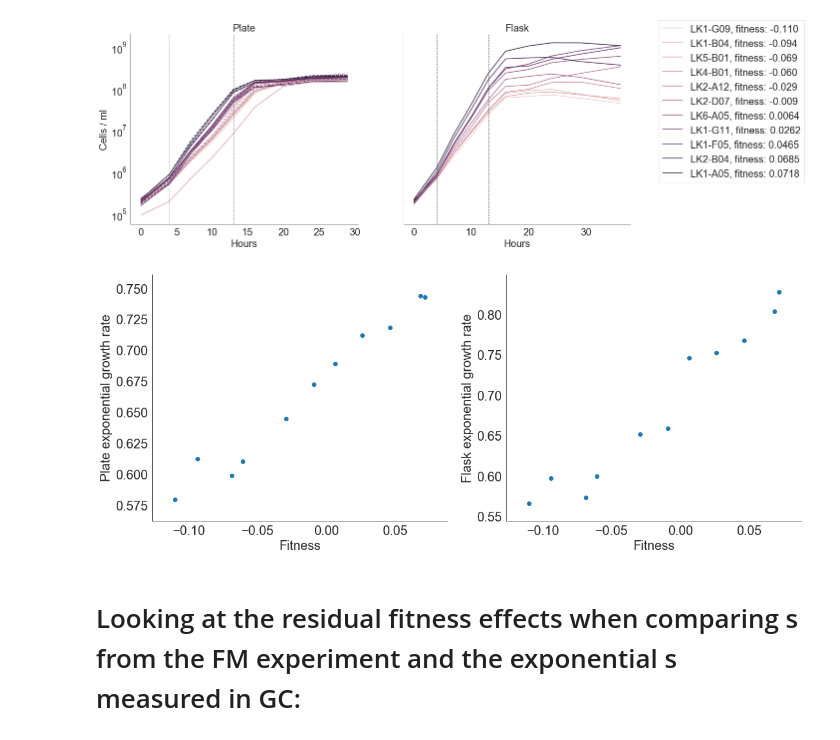
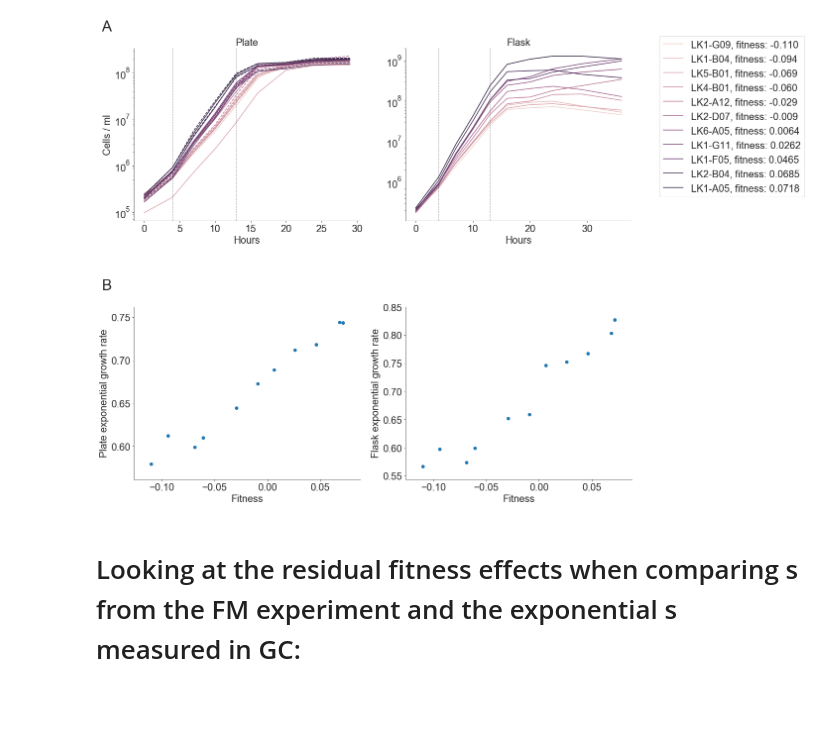
Before and after one commit to mjohnson11/TnSeq_Pipeline, a Jupyter notebook: scripts/GC_plotting.ipynb, the cells around one changed output. Drawn from its saved outputs; the diff is of its cells as text; code cells hidden in the pictures; blank space fills up the shorter version.

```diff
--- a/scripts/GC_plotting.ipynb
+++ b/scripts/GC_plotting.ipynb
@@ -4,10 +4,12 @@ import numpy as np
 from collections import defaultdict
 from statsmodels.stats.multitest import fdrcorrection as benjamini_hochberg
 from matplotlib import pyplot as pl
+import matplotlib.gridspec as gridspec
 import seaborn as sns
 from glob import glob
 from scipy import stats as sci_stats
 sns.set_style("white")
+sns.set_style("ticks")
 %matplotlib inline
 colors = sns.cubehelix_palette(11)
 # %%
@@ -33,46 +35,46 @@ segs = [
 x_info = pd.read_csv('../accessory_files/Clones_For_Tn96_Experiment.csv')
 seg_to_fit = {i[0]: i[1] for i in x_info.as_matrix(['segregant', 'initial fitness, YPD 30C'])}
 # %%
-fig, subs = pl.subplots(1, 2, figsize=(18,7), sharey=True)
+fig, subsa = pl.subplots(2, 2, figsize=(18,16))
+pl.subplots_adjust(hspace=0.5)
 cc = 0
+subs = subsa[0]
 for seg in segs:
     subs[0].semilogy(list(gcp_cells['Time'])[:9], [gcp_cells[seg+'_r1.cells'].iloc[0]/1024] + list(gcp_cells[seg+'_r1.cells'])[1:9],
                 label=seg + ' ' + str(seg_to_fit[seg])[:6], c=colors[cc])
     subs[0].semilogy(list(gcp_cells['Time'])[:9], [gcp_cells[seg+'_r2.cells'].iloc[0]/1024] + list(gcp_cells[seg+'_r2.cells'])[1:9],
                 c=colors[cc], linestyle='dashed')
     subs[1].semilogy([0] + list(gcf_cells['Time']), [gcp_cells[seg+'_r2.cells'].iloc[0]/1024] + list(gcf_cells[seg+'_r2.cells']),
                 label=seg + ', fitness: ' + str(seg_to_fit[seg])[:6], c=colors[cc])
     cc += 1
 subs[0].axvline(x=4, ymin=0, ymax=1, color='#333333', linestyle='dashed', alpha=0.5, lw=1)
 subs[1].axvline(x=4, ymin=0, ymax=1, color='#333333', linestyle='dashed', alpha=0.5, lw=1)
 subs[0].axvline(x=13, ymin=0, ymax=1, color='#333333', linestyle='dashed', alpha=0.5, lw=1)
 subs[1].axvline(x=13, ymin=0, ymax=1, color='#333333', linestyle='dashed', alpha=0.5, lw=1)
 subs[0].set_ylabel('Cells / ml', fontsize=20)
 subs[0].set_xlabel('Hours', fontsize=20)
 subs[1].set_xlabel('Hours', fontsize=20)
 subs[0].set_title('Plate', fontsize=20)
 subs[1].set_title('Flask', fontsize=20)
 subs[1].legend(fontsize=20, bbox_to_anchor=(1.1, 1.1))
 subs[0].tick_params(axis='both', which='major', labelsize=20)
 subs[1].tick_params(axis='both', which='major', labelsize=20)
+subs[0].annotate('A', fontsize=30, xy=(-0.12, 1.1), xycoords="axes fraction", horizontalalignment="center")
+subs = subsa[1]
+
+subs[0].scatter([seg_to_fit[s] for s in segs], [growth_rates[s][0] for s in segs])
+subs[1].scatter([seg_to_fit[s] for s in segs], [growth_rates[s][1] for s in segs])
+subs[0].set_ylabel('Plate exponential growth rate', fontsize=20)
+subs[1].set_ylabel('Flask exponential growth rate', fontsize=20)
+subs[0].set_xlabel('Fitness', fontsize=20)
+subs[1].set_xlabel('Fitness', fontsize=20)
+subs[0].tick_params(axis='both', which='major', labelsize=20)
+subs[1].tick_params(axis='both', which='major', labelsize=20)
+subs[0].annotate('B', fontsize=30, xy=(-0.12, 1.1), xycoords="axes fraction", horizontalalignment="center")
 sns.despine()
-fig.savefig('../../Figures/supp_figs/segregant_growth_curves.png', background='transparent', bbox_inches='tight', pad_inches=0.1)
+fig.savefig('../../Figures/supp_figs/segregant_growth_curves_and_comp.png', background='transparent', bbox_inches='tight', pad_inches=0.1)
 # %% [output]
-[figure, old version]
+[figure, new version]
-# %%
-fig, subs = pl.subplots(1, 2, figsize=(18,7))
-subs[0].scatter([seg_to_fit[s] for s in segs], [growth_rates[s][0] for s in segs])
-subs[1].scatter([seg_to_fit[s] for s in segs], [growth_rates[s][1] for s in segs])
-subs[0].set_ylabel('Plate exponential growth rate', fontsize=20)
-subs[1].set_ylabel('Flask exponential growth rate', fontsize=20)
-subs[0].set_xlabel('Fitness', fontsize=20)
-subs[1].set_xlabel('Fitness', fontsize=20)
-subs[0].tick_params(axis='both', which='major', labelsize=20)
-subs[1].tick_params(axis='both', which='major', labelsize=20)
-sns.despine()
-fig.savefig('../../Figures/supp_figs/growth_rate_v_fitness.png', background='transparent', bbox_inches='tight', pad_inches=0.1)
-# %% [output]
-[figure, removed]
 # %%
 tp_all = pd.read_csv('../../Analysis/TP_data_by_edge.csv')
 tp = tp_all.loc[tp_all['Type']=='Experiment']
```
Also changed, not shown: parts of 3 cells of this notebook, 30 other files.
